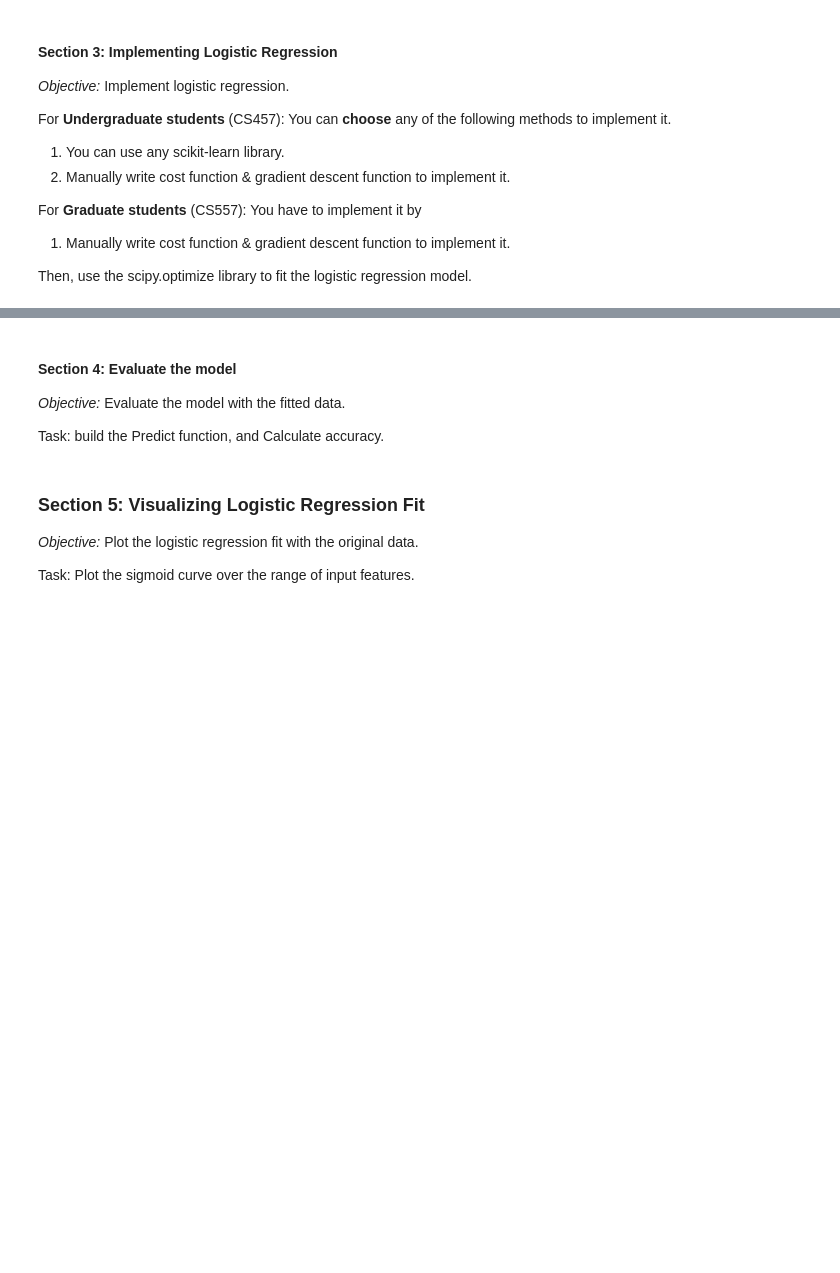
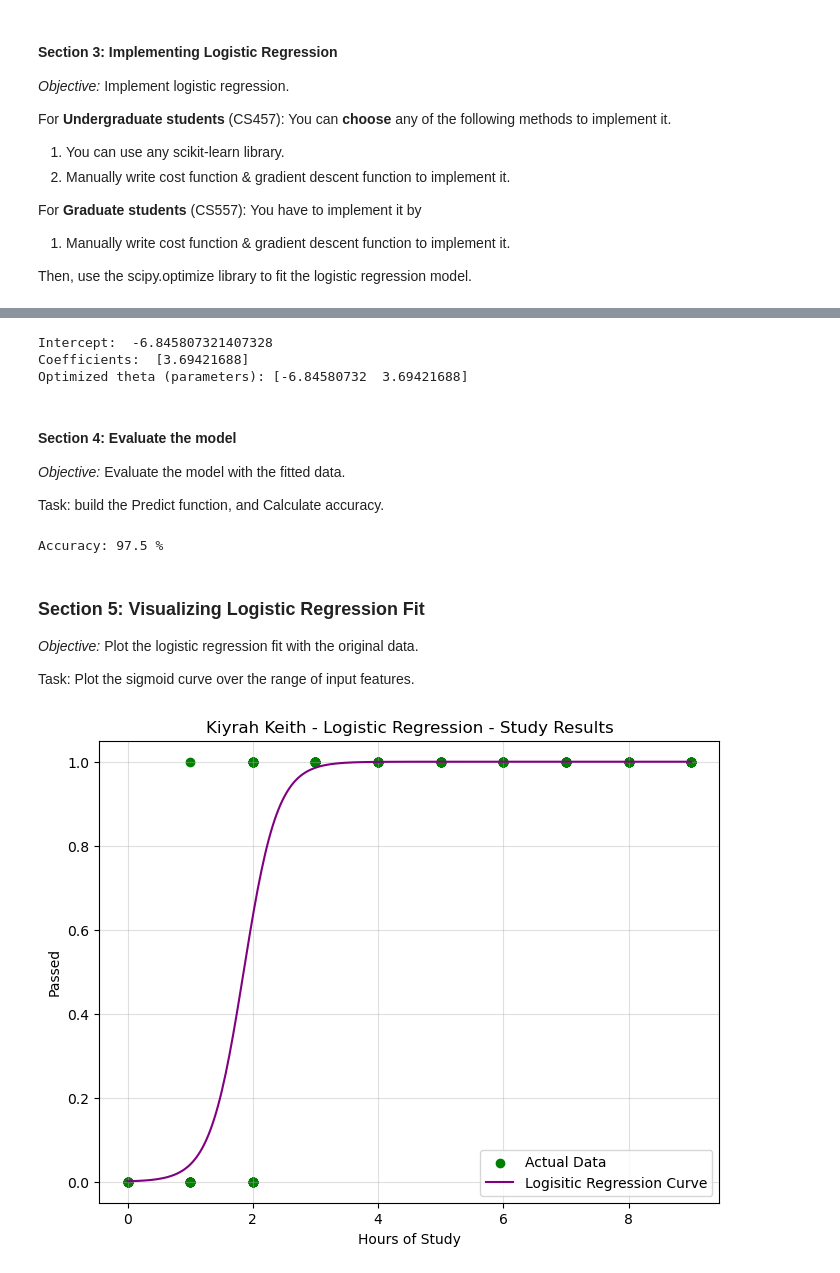
Before and after one commit to KiyrahKeith/CS457_Lab2, a Jupyter notebook: lab2.ipynb, the cells around one changed output, grey strips where cells are left out. Cells and saved outputs as stored; diff of their text form; code cells hidden in the pictures; blank space fills up the shorter version.

Commit message:
Implement Logistic Regression

```diff
--- a/lab2.ipynb
+++ b/lab2.ipynb
@@ -267,16 +352,35 @@ def gradient(theta, X, y):
 # %%
 # Train your model
+from scipy.optimize import minimize
 
-# Add a bias term (intercept) to X
+def train(X, y):
+    # Add a bias term (intercept) to X
+    X = np.column_stack((np.ones(len(X)), X))
 
-# Initialize theta (parameters) to zeros
+    # Initialize theta (parameters) to zeros
+    theta = np.zeros (X.shape[1])
 
+    # Minimize the cost function using scipy.optimize
+    result = minimize(fun=cost_function, x0=theta, args=(X, y), method='TNC', jac=gradient, options={'maxfun': 4000})
 
-# Minimize the cost function using scipy.optimize
+    return result
 
+theta = train(X_train, y_train)
+
+# Get the model coefficients
+theta_optimized = theta.x
+intercept = theta_optimized[0] # Extract the intercept
+print("Intercept: ", intercept)
+
+coef = theta_optimized[1:] # Extract the coefficients
+print("Coefficients: ", coef)
 
 # Print the optimized parameters (theta)
-print("Optimized theta (parameters):", optimal_theta)
+print("Optimized theta (parameters):", theta_optimized)
+# %% [output]
+Intercept:  -6.845807321407328
+Coefficients:  [3.69421688]
+Optimized theta (parameters): [-6.84580732  3.69421688]
 # %% [markdown]
 #### **Section 4: Evaluate the model**
 
@@ -293,7 +399,9 @@ predictions = # your code
 # %%
 # Calculate accuracy
-accuracy = # your code
+accuracy = np.mean(predictions == y_test) * 100
 print("Accuracy:", accuracy, "%")
+# %% [output]
+Accuracy: 97.5 %
 # %% [markdown]
 ### **Section 5: Visualizing Logistic Regression Fit**
 
@@ -303,7 +411,27 @@ Task: Plot the sigmoid curve over the range of input features.
 # %%
 # Plot the data and regression line
 # You need to use scatter chart to Visualize the input dataset X & y
 # Your chart should plot the regression line using theta_optimal predictions
 # Your chart need to label the x-axis, y-axis and title
 # Your chart should use grid
 # Please add your name to the graph title
+
+plt.figure(figsize=(8, 6))
+plt.scatter(X, y, color='green', label='Actual Data')
+study_range = np.linspace(X.min(), X.max(), 300).reshape(-1, 1) # Create a smooth line of data for the selected range
+
+X_range = np.column_stack((np.ones(len(study_range)), study_range))
+probabilities = sigmoid(X_range.dot(theta_optimized)) # Calculate sigmoid probabilities
+
+# Plot the original data and the Logistic Regression curve
+plt.plot(study_range, probabilities, color='purple', label='Logisitic Regression Curve')
+
+# Add labels and formatting
+plt.xlabel('Hours of Study')
+plt.ylabel('Passed')
+plt.title('Kiyrah Keith - Logistic Regression - Study Results')
+plt.legend()
+plt.grid(alpha=0.4)
+plt.show()
+# %% [output]
+[figure, added]
```
Also changed, not shown: parts of 5 cells of this notebook, 1 other file.
